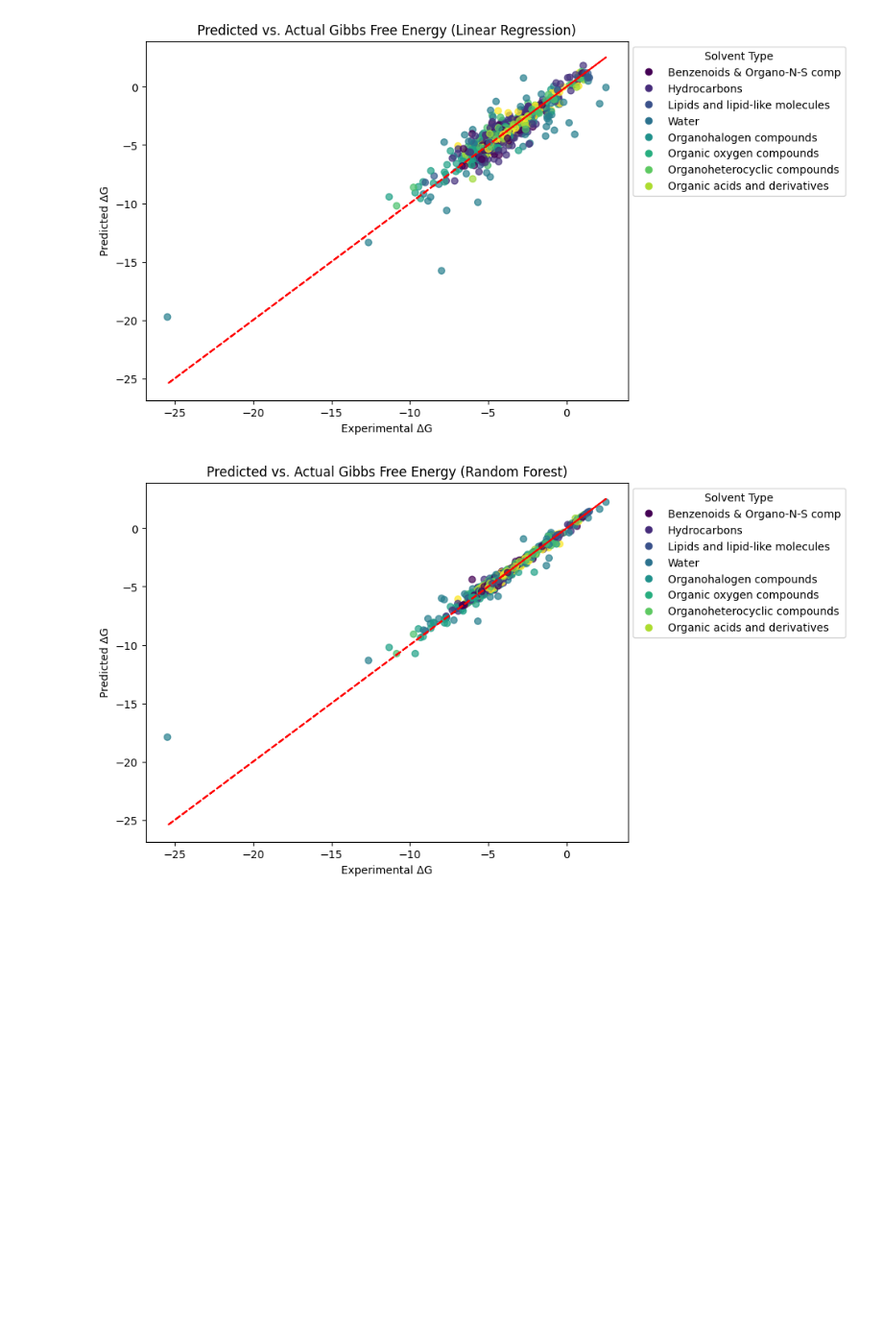
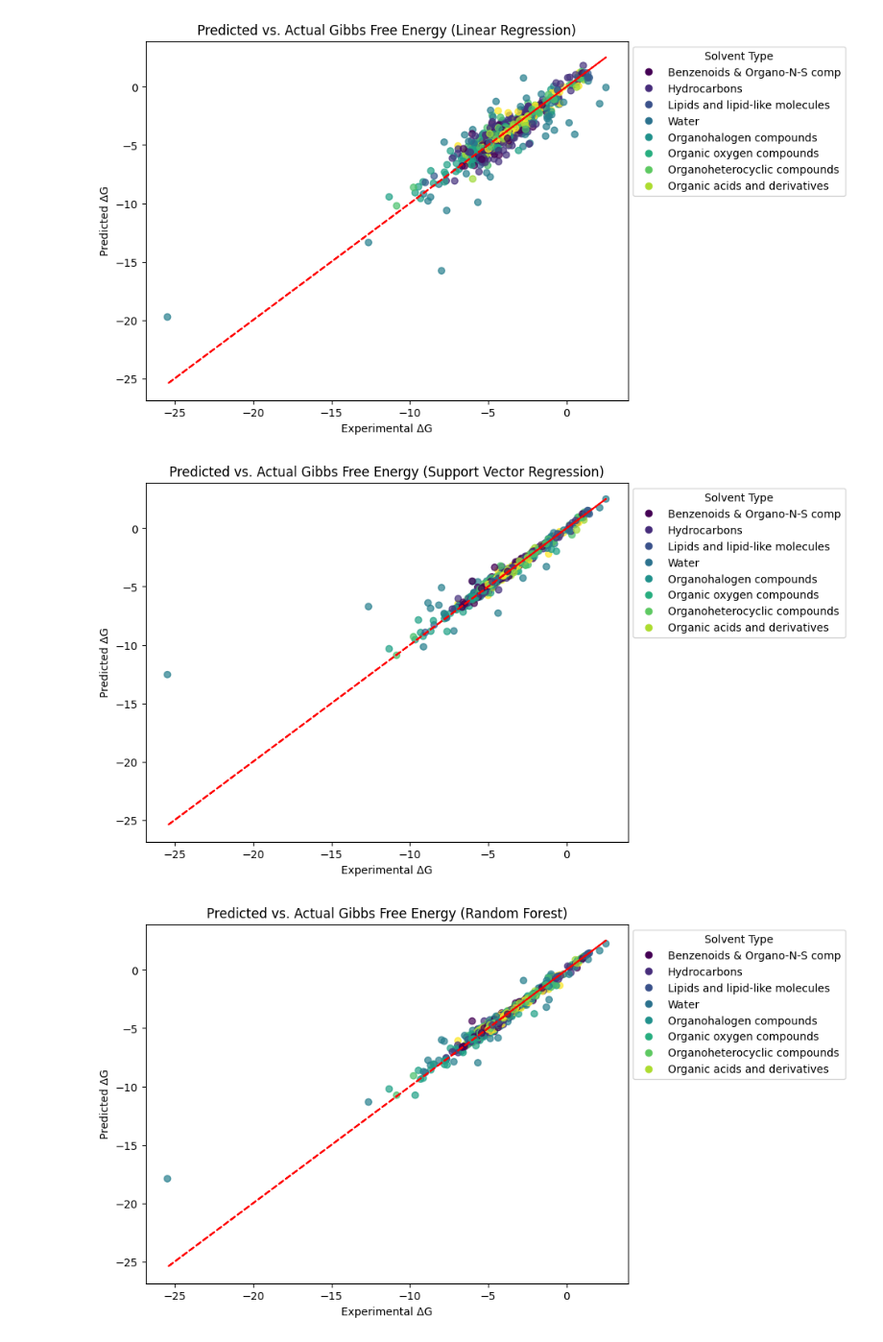
Before and after one commit to serebryany/545_GibbsPredictionModels, a Jupyter notebook: cheme_545_midterm_exam_upload_canvas.ipynb, the cells around one changed output. Shown at 96% size. Cells and saved outputs as stored; diff of their text form; code cells hidden in the pictures; blank space fills up the shorter version.

```diff
--- a/cheme_545_midterm_exam_upload_canvas.ipynb
+++ b/cheme_545_midterm_exam_upload_canvas.ipynb
@@ -372,6 +370,10 @@ def plot_Q4_1_results(model):
 plot_Q4_1_results(linear)
 # %% [output]
 [figure]
+# %%
+plot_Q4_1_results(svm)
+# %% [output]
+[figure, added]
 # %%
 plot_Q4_1_results(rf)
 # %% [output]
```
Also changed, not shown: parts of 3 cells of this notebook.
